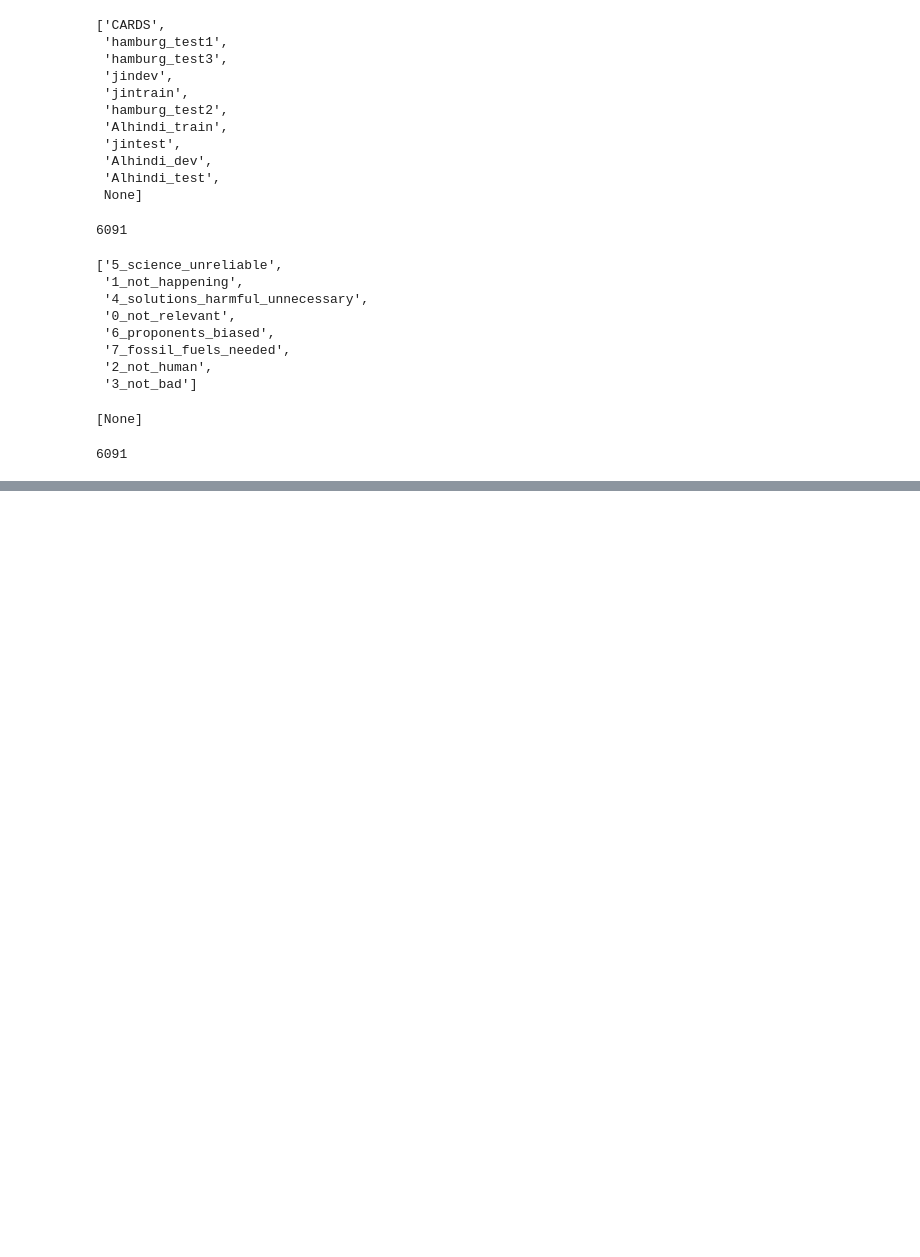
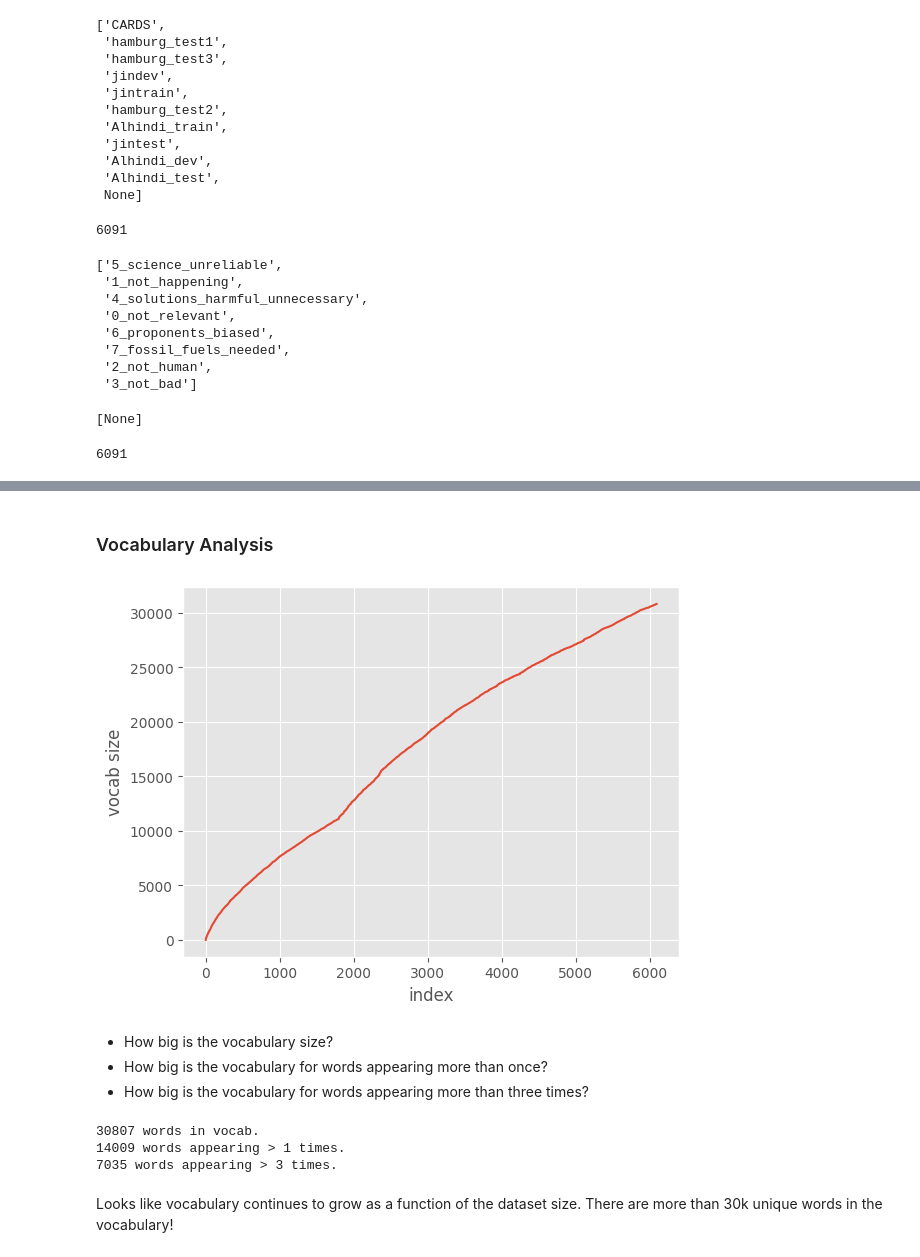
Before and after one commit to Ashish-Soni08/Frugal-AI-Challenge, a Jupyter notebook: experiments.ipynb, the cells around one changed output, grey strips where cells are left out. Saved outputs shown, nothing was run; the diff lists cells and outputs as text; code cells hidden in the pictures; blank space fills up the shorter version.

```diff
--- a/experiments.ipynb
+++ b/experiments.ipynb
@@ -124,0 +175,5 @@ len(dataset.unique('__index_level_0__'))
+# %%
+# print out the shortest entry
+for entry in dataset:
+  if len(entry['quote'].split()) == shortest:
+    pprint(entry)
@@ -124,0 +189,11 @@ len(dataset.unique('__index_level_0__'))
+# %%
+# print out the longest entry
+
+max_tokens = 0
+longest_quote = None
+
+for entry in dataset:
+    tokens = entry['quote'].split()
+    if len(tokens) > max_tokens:
+        longest_quote = entry['quote']
+        max_tokens = len(tokens)
@@ -124,0 +229,38 @@ len(dataset.unique('__index_level_0__'))
+# %% [markdown]
+### Vocabulary Analysis
+# %%
+from collections import defaultdict
+
+vocab = defaultdict(lambda: 0)
+# after 0 sentences, vocab size is at 0.
+vocab_sizes = [0]
+
+# Plot the vocabulary against the number of sentences.
+for i in tqdm(range(len(dataset)), leave=True, position=0):
+  entry = dataset[i]
+  tokens = entry['quote'].split()
+  for token in tokens:
+    vocab[token] += 1
+  vocab_sizes.append(len(vocab))
+
+plt.figure()
+plt.plot(vocab_sizes)
+plt.xlabel('index')
+plt.ylabel('vocab size')
+plt.show()
+# %% [output]
+[figure, added]
+# %% [markdown]
+* How big is the vocabulary size?
+* How big is the vocabulary for words appearing more than once?
+* How big is the vocabulary for words appearing more than three times?
+# %%
+print(f'{len(vocab)} words in vocab.')
+print(f'{len([k for k in vocab if vocab[k] > 1])} words appearing > 1 times.')
+print(f'{len([k for k in vocab if vocab[k] > 3])} words appearing > 3 times.')
+# %% [output]
+30807 words in vocab.
+14009 words appearing > 1 times.
+7035 words appearing > 3 times.
+# %% [markdown]
+Looks like vocabulary continues to grow as a function of the dataset size. There are more than 30k unique words in the vocabulary!
```
Also changed, not shown: parts of 14 cells of this notebook.
